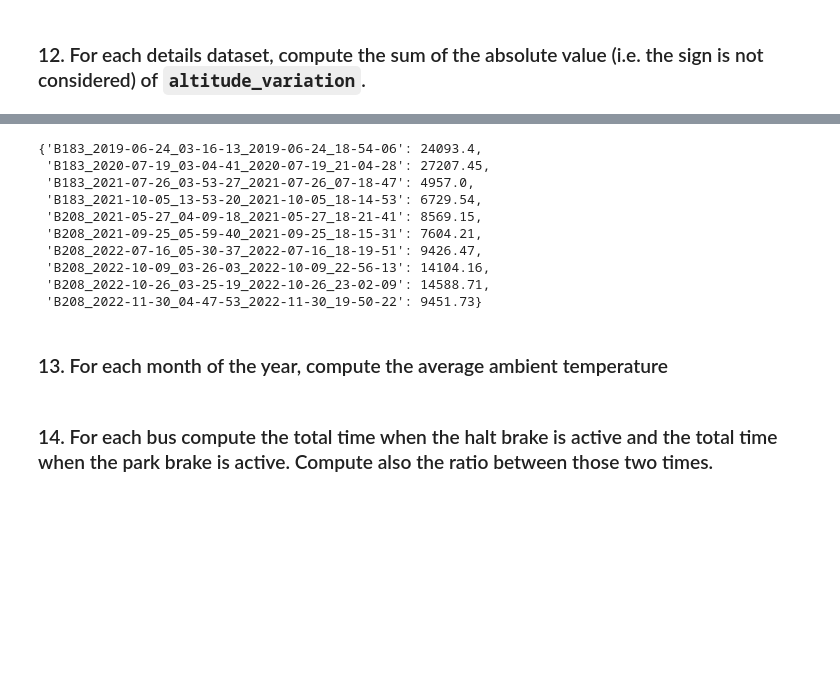
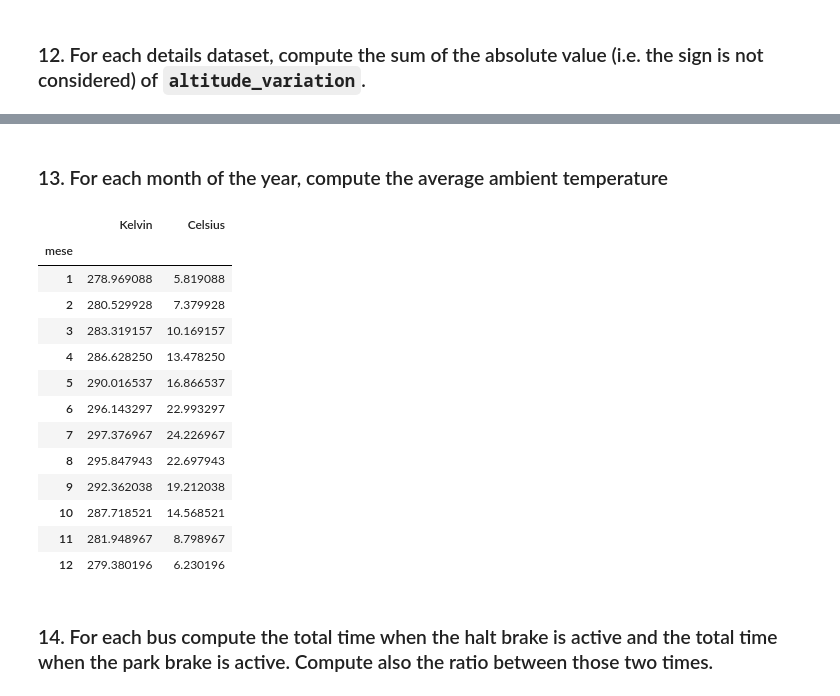
Before and after one commit to andrecardinali/progettocs, a Jupyter notebook: Project.ipynb, the cells around one changed output, grey strips where cells are left out. Saved outputs shown, nothing was run; the diff lists cells and outputs as text; code cells hidden in the pictures; blank space fills up the shorter version.

```diff
--- a/Project.ipynb
+++ b/Project.ipynb
@@ -319,18 +312,29 @@ for name in df['name']:
-# %%
-final
-# %% [output]
-{'B183_2019-06-24_03-16-13_2019-06-24_18-54-06': 24093.4,
- 'B183_2020-07-19_03-04-41_2020-07-19_21-04-28': 27207.45,
- 'B183_2021-07-26_03-53-27_2021-07-26_07-18-47': 4957.0,
- 'B183_2021-10-05_13-53-20_2021-10-05_18-14-53': 6729.54,
- 'B208_2021-05-27_04-09-18_2021-05-27_18-21-41': 8569.15,
- 'B208_2021-09-25_05-59-40_2021-09-25_18-15-31': 7604.21,
- 'B208_2022-07-16_05-30-37_2022-07-16_18-19-51': 9426.47,
- 'B208_2022-10-09_03-26-03_2022-10-09_22-56-13': 14104.16,
- 'B208_2022-10-26_03-25-19_2022-10-26_23-02-09': 14588.71,
- 'B208_2022-11-30_04-47-53_2022-11-30_19-50-22': 9451.73}
 # %% [markdown]
 ### 13.  For each month of the year, compute the average ambient temperature
+# %%
+date = pd.to_datetime(df['endTime_iso'], format='mixed')
+df['mese'] = date.dt.month
+# %%
+temp = pd.DataFrame(df.groupby('mese')['temperature_ambient_mean'].mean())
+temp['Celsius'] = temp['temperature_ambient_mean'] - 273.15
+# %%
+temp.columns = ['Kelvin', 'Celsius']
+temp
+# %% [output]
+|  | Kelvin | Celsius |
+| mese |  |  |
+| 1 | 278.969088 | 5.819088 |
+| 2 | 280.529928 | 7.379928 |
+| 3 | 283.319157 | 10.169157 |
+| 4 | 286.628250 | 13.478250 |
+| 5 | 290.016537 | 16.866537 |
+| 6 | 296.143297 | 22.993297 |
+| 7 | 297.376967 | 24.226967 |
+| 8 | 295.847943 | 22.697943 |
+| 9 | 292.362038 | 19.212038 |
+| 10 | 287.718521 | 14.568521 |
+| 11 | 281.948967 | 8.798967 |
+| 12 | 279.380196 | 6.230196 |
 # %% [markdown]
 ### 14. For each bus compute the total time when the halt brake is active and the total time when the park brake is active. Compute also the ratio between those two times.
 # %% [markdown]
```
Also changed, not shown: parts of 3 cells of this notebook.
